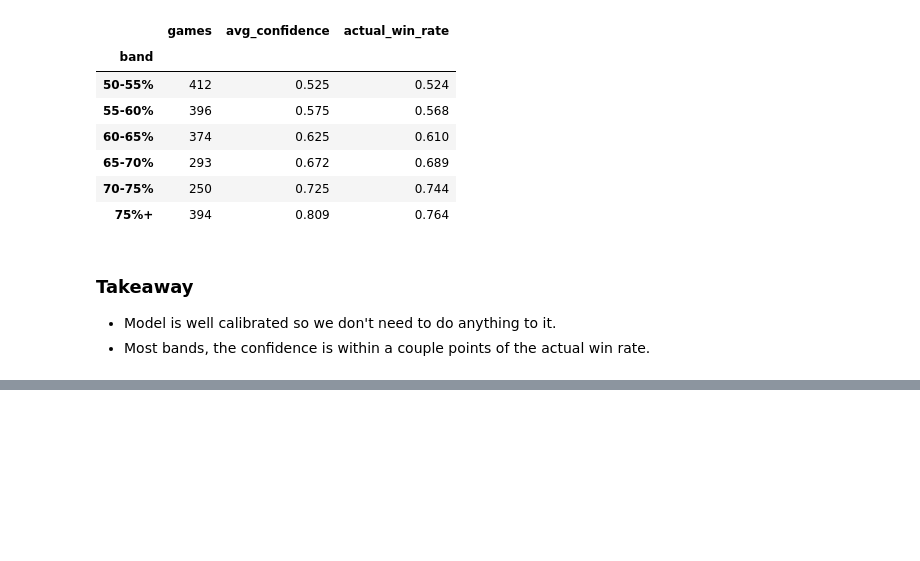
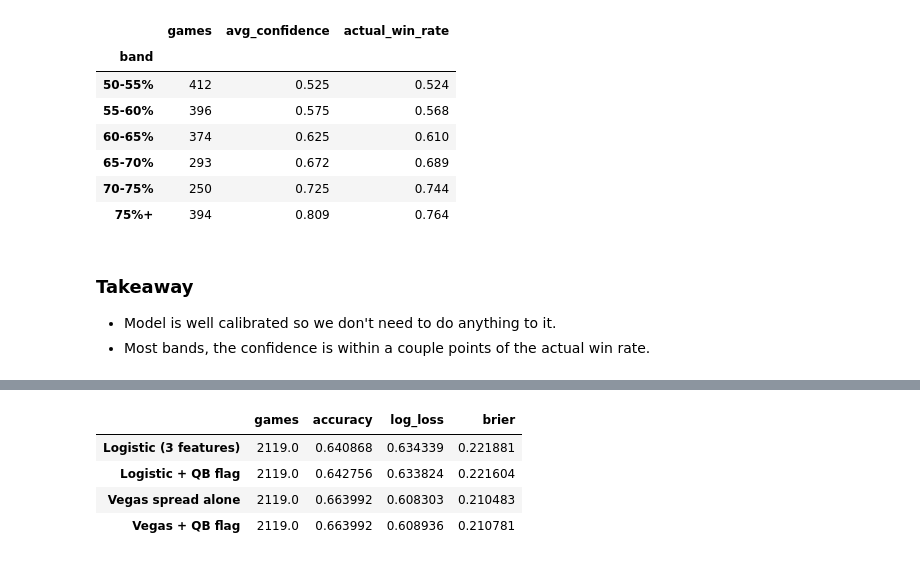
Before and after one commit to henry-tlai/nfl-predictor, a Jupyter notebook: explore.ipynb, the cells around one changed output, grey strips where cells are left out. Saved outputs shown, nothing was run; the diff lists cells and outputs as text; code cells hidden in the pictures; blank space fills up the shorter version.

```diff
--- a/explore.ipynb
+++ b/explore.ipynb
@@ -591,0 +740,30 @@ table
+# %%
+# Attach the flag to each game: once for the home team, once for the away team
+flag = starter[["season", "week", "team", "qb_out"]].drop_duplicates(["season", "week", "team"])
+data = (data.merge(flag.rename(columns={"team": "home_team", "qb_out": "home_qb_out"}),
+                   on=["season", "week", "home_team"], how="left")
+            .merge(flag.rename(columns={"team": "away_team", "qb_out": "away_qb_out"}),
+                   on=["season", "week", "away_team"], how="left"))
+data[["home_qb_out", "away_qb_out"]] = data[["home_qb_out", "away_qb_out"]].fillna(0)
+
+# Positive = the AWAY team's expected starter is out, which helps the home team
+data["qb_diff"] = data["away_qb_out"] - data["home_qb_out"]
+
+# Compare on the same games, with and without the flag
+a = walk_forward(["elo_diff", "off_diff", "def_diff"])
+b = walk_forward(["elo_diff", "off_diff", "def_diff", "qb_diff"])
+c = walk_forward(["spread_line"])
+d = walk_forward(["spread_line", "qb_diff"])
+
+pd.DataFrame({
+    "Logistic (3 features)": _metrics(a["home_win"].to_numpy(), a["prob"]),
+    "Logistic + QB flag": _metrics(b["home_win"].to_numpy(), b["prob"]),
+    "Vegas spread alone": _metrics(c["home_win"].to_numpy(), c["prob"]),
+    "Vegas + QB flag": _metrics(d["home_win"].to_numpy(), d["prob"]),
+}).T
+# %% [output]
+|  | games | accuracy | log_loss | brier |
+| Logistic (3 features) | 2119.0 | 0.640868 | 0.634339 | 0.221881 |
+| Logistic + QB flag | 2119.0 | 0.642756 | 0.633824 | 0.221604 |
+| Vegas spread alone | 2119.0 | 0.663992 | 0.608303 | 0.210483 |
+| Vegas + QB flag | 2119.0 | 0.663992 | 0.608936 | 0.210781 |
```
Also changed, not shown: parts of 6 cells of this notebook, 1 other file.
